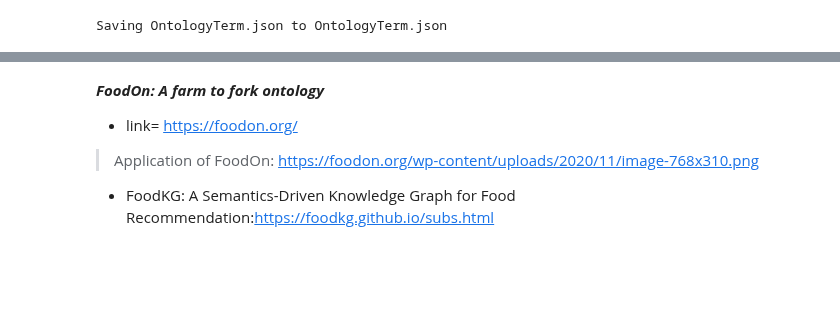
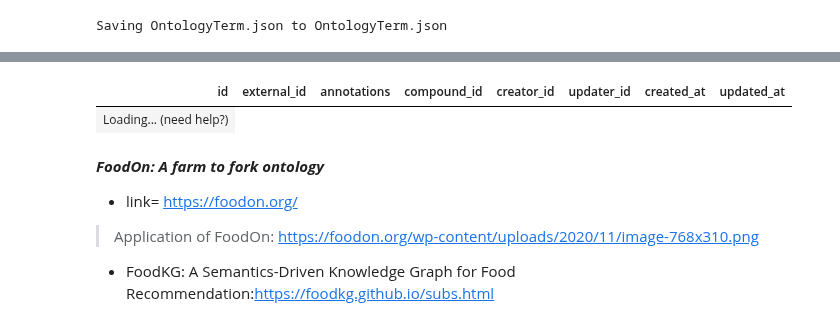
Before and after one commit to mrchapagain/ConsumerDataAnalytics, a Jupyter notebook: Big_Food_Database.ipynb, the cells around one changed output, grey strips where cells are left out. Saved outputs shown, nothing was run; the diff lists cells and outputs as text; code cells hidden in the pictures; blank space fills up the shorter version.

```diff
--- a/Big_Food_Database.ipynb
+++ b/Big_Food_Database.ipynb
@@ -128,3 +144,15 @@ data.head(3)
+# %%
+## Lets open one of the extracted file
+file_link="/content/foodb_2020_04_07_json/CompoundExternalDescriptor.json"
+
+chunks = pd.read_json(file_link, lines=True, chunksize = 10)
+
+for chunk in chunks:
+    display(chunk)
+    break
+# %% [output]
+| id | external_id | annotations | compound_id | creator_id | updater_id | created_at | updated_at |
+| Loading... (need help?) |
 # %% [markdown]
 ***FoodOn: A farm to fork ontology***
 
```
Also changed, not shown: parts of 8 cells of this notebook.
